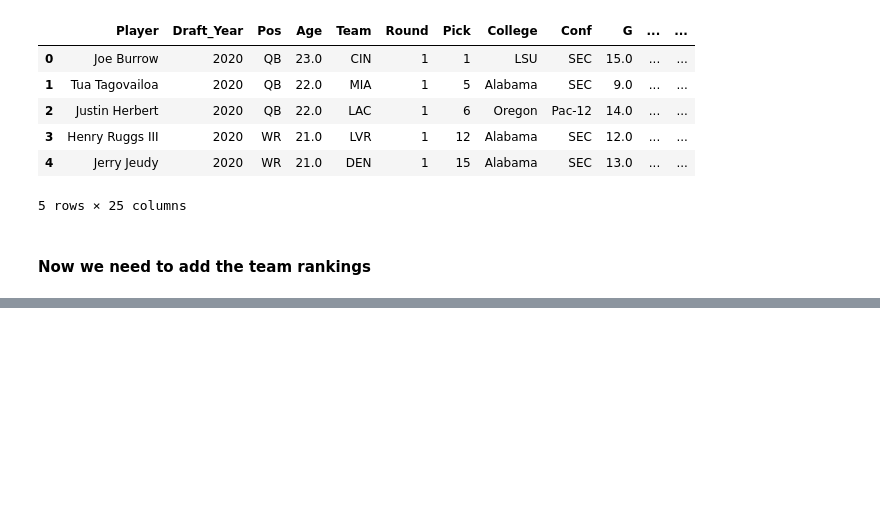
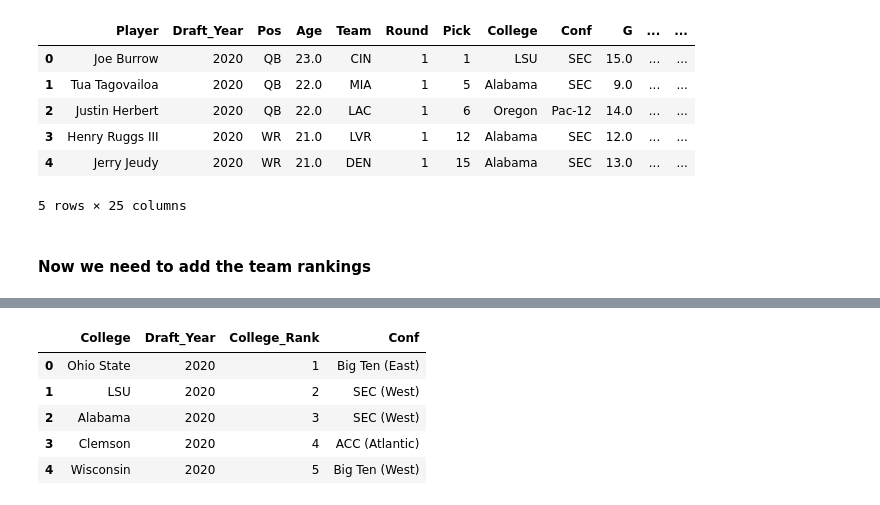
Before and after one commit to TrevBunch/DS-340W-Project, a Jupyter notebook: feature_engineering.ipynb, the cells around one changed output, grey strips where cells are left out. Cells and saved outputs as stored; diff of their text form; code cells hidden in the pictures; blank space fills up the shorter version.

```diff
--- a/feature_engineering.ipynb
+++ b/feature_engineering.ipynb
@@ -275,0 +309,16 @@ college_confs.head()
+# %%
+team_rank = team_rank.rename(columns={"Unnamed: 0_level_0_Rk": "College_Rank",
+                                      "Unnamed: 1_level_0_School":"College",
+                                      "Unnamed: 2_level_0_Conf":"Conf"})
+
+team_rank = team_rank[["College", "Draft_Year", "College_Rank", "Conf"]]
+
+team_rank.reset_index()
+team_rank.head()
+# %% [output]
+|  | College | Draft_Year | College_Rank | Conf |
+| 0 | Ohio State | 2020 | 1 | Big Ten (East) |
+| 1 | LSU | 2020 | 2 | SEC (West) |
+| 2 | Alabama | 2020 | 3 | SEC (West) |
+| 3 | Clemson | 2020 | 4 | ACC (Atlantic) |
+| 4 | Wisconsin | 2020 | 5 | Big Ten (West) |
```
Also changed, not shown: parts of 9 cells of this notebook, 1 other file.
